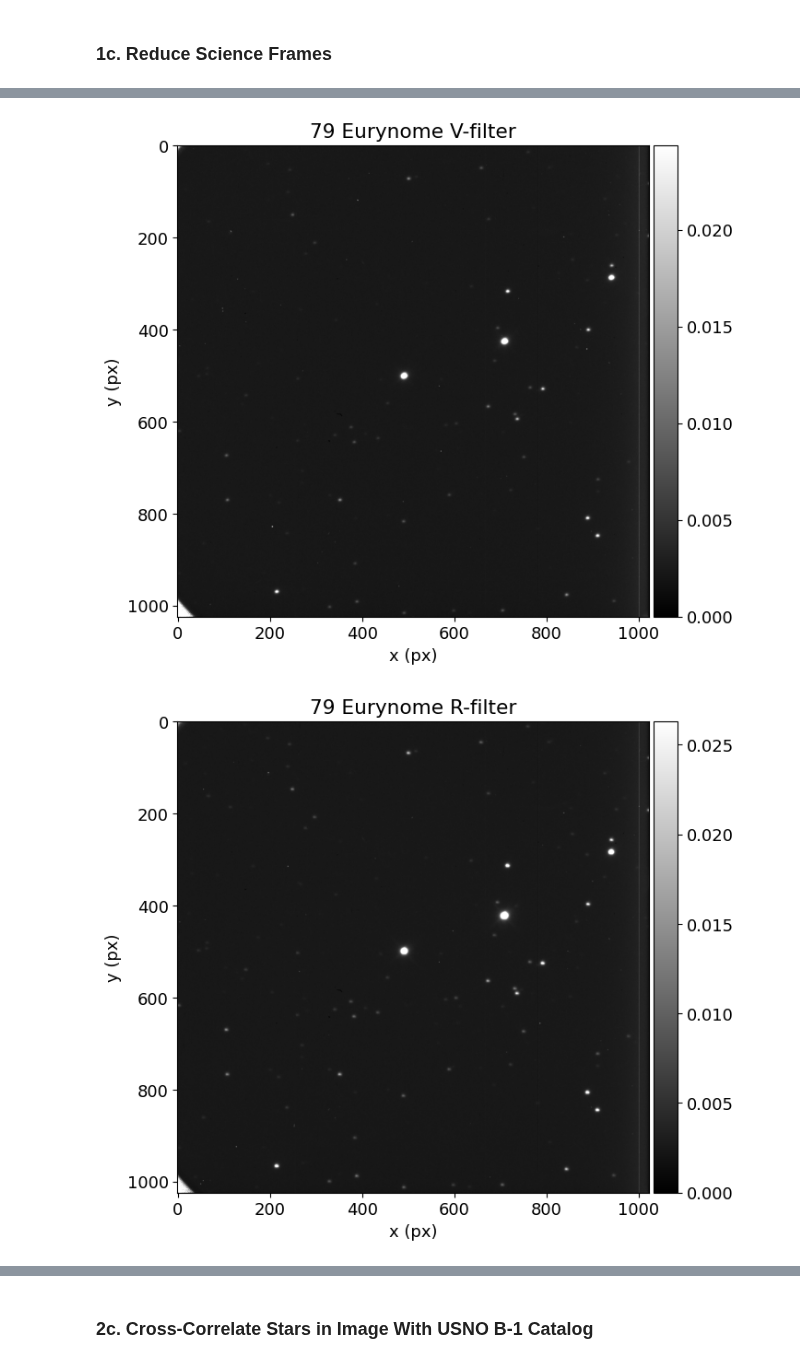
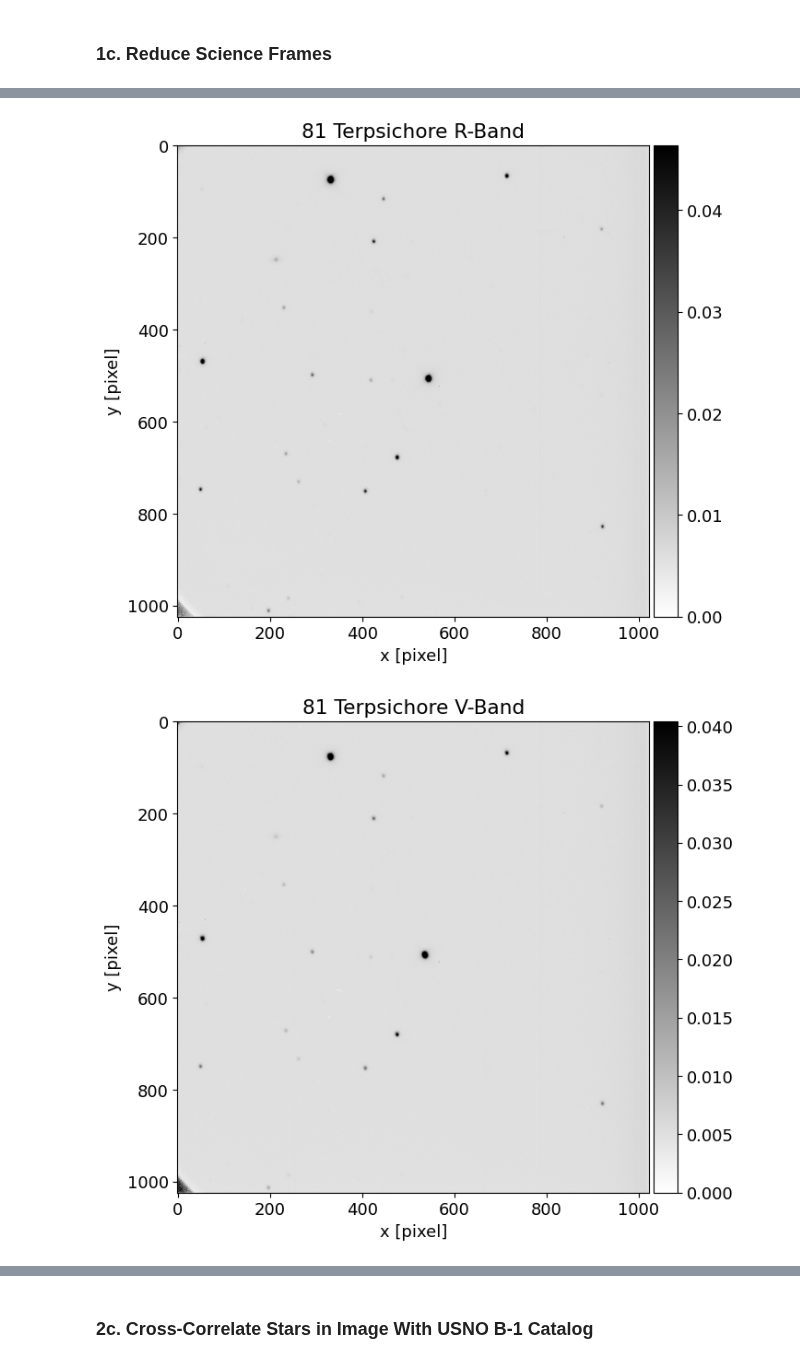
Before and after one commit to parkergeorge30/ASTRO150, a Jupyter notebook: Lab3.ipynb, the cells around one changed output, grey strips where cells are left out. Saved outputs shown, nothing was run; the diff lists cells and outputs as text; code cells hidden in the pictures.

```diff
--- a/Lab3.ipynb
+++ b/Lab3.ipynb
@@ -49,13 +54,13 @@ used_files.append(Vflat_files)
 Rflat_files = files[19:23]
 used_files.extend(Rflat_files)
 
-R16Eury = files[66:69]
-used_files.extend(R16Eury)
+V60terpsichore = files[75:78]
+R60terpsichore = files[78:81]
 
-V16Eury = files[72:75]
-used_files.extend(V16Eury)
+used_files.extend(V60terpsichore)
+used_files.extend(R60terpsichore)
 
-bias_frames, Vflat_files, Rflat_files, R16Eury, V16Eury
+bias_frames, Vflat_files, Rflat_files, V60terpsichore, R60terpsichore
 # %% [output]
 (['Lab3_data/d1354.fits',
   'Lab3_data/d1355.fits',
@@ -112,7 +117,7 @@ print(df)
 ### 1b. Reduce Bias and Flat frames
 # %%
 # Removing overscan & removing bad pixel columns for bias and flats
-bad_cols = [255, 256]
+bad_cols = [255, 256, 1002]
 master_bias = ut.remove_bad_cols(ut.my_bias(bias_frames), bad_cols)
 Vflat_clean = ut.remove_bad_cols(ut.load_frame_overscan_remove_bias_subtract(Vflat_files, master_bias), bad_cols)
 Rflat_clean = ut.remove_bad_cols(ut.my_avg(ut.load_frame_overscan_remove_bias_subtract(Rflat_files, master_bias)), bad_cols)
@@ -131,7 +136,7 @@ ut.plot_im(ax3, Rflat_clean, cmap='hot_r', title='Rflat clean')
 # %% [markdown]
 ### 1c. Reduce Science Frames
 # %%
-VEury = ut.remove_bad_cols(ut.my_avg(ut.load_reduced_science_frame(V16Eury, Vflat_clean, master_bias)), bad_cols)
-REury = ut.remove_bad_cols(ut.my_avg(ut.load_reduced_science_frame(R16Eury, Rflat_clean, master_bias)), bad_cols)
-print(REury)
+Vterpsichore = [ut.remove_bad_cols(frame, bad_cols) for frame in ut.load_reduced_science_frame(V60terpsichore, Vflat_clean, master_bias)]
+Rterpsichore = [ut.remove_bad_cols(frame, bad_cols) for frame in ut.load_reduced_science_frame(R60terpsichore, Rflat_clean, master_bias)]
+print(Vterpsichore)
 # %% [output]
@@ -145,10 +160,13 @@ print(REury)
 # %%
+chosen_frame = np.median(Rterpsichore, axis=0)
+other_frame = np.median(Vterpsichore, axis=0)
+chosen_file = R60terpsichore[0][-10:]
 fig4, ax4 = plt.subplots(figsize=[7,7])
 fig5, ax5 = plt.subplots(figsize=[7,7])
-ut.plot_im(ax4, VEury, cmap=cdef, title='79 Eurynome V-filter', vmax=10*np.median(VEury))
-ut.plot_im(ax5, REury, cmap=cdef, title='79 Eurynome R-filter', vmax=10*np.median(REury))
+ut.plot_im(ax4, chosen_frame, cmap=cdef, vmax=8*np.median(chosen_frame), title='81 Terpsichore R-Band')
+ut.plot_im(ax5, other_frame, cmap=cdef, vmax=8*np.median(other_frame), title='81 Terpsichore V-Band')
 # %% [output]
-[figure, old version]
+[figure, new version]
-[figure, old version]
+[figure, new version]
 # %% [markdown]
 ## 2. Comparison With Digital Sky Survey
```
Also changed, not shown: parts of 34 cells of this notebook, 2 other files.
